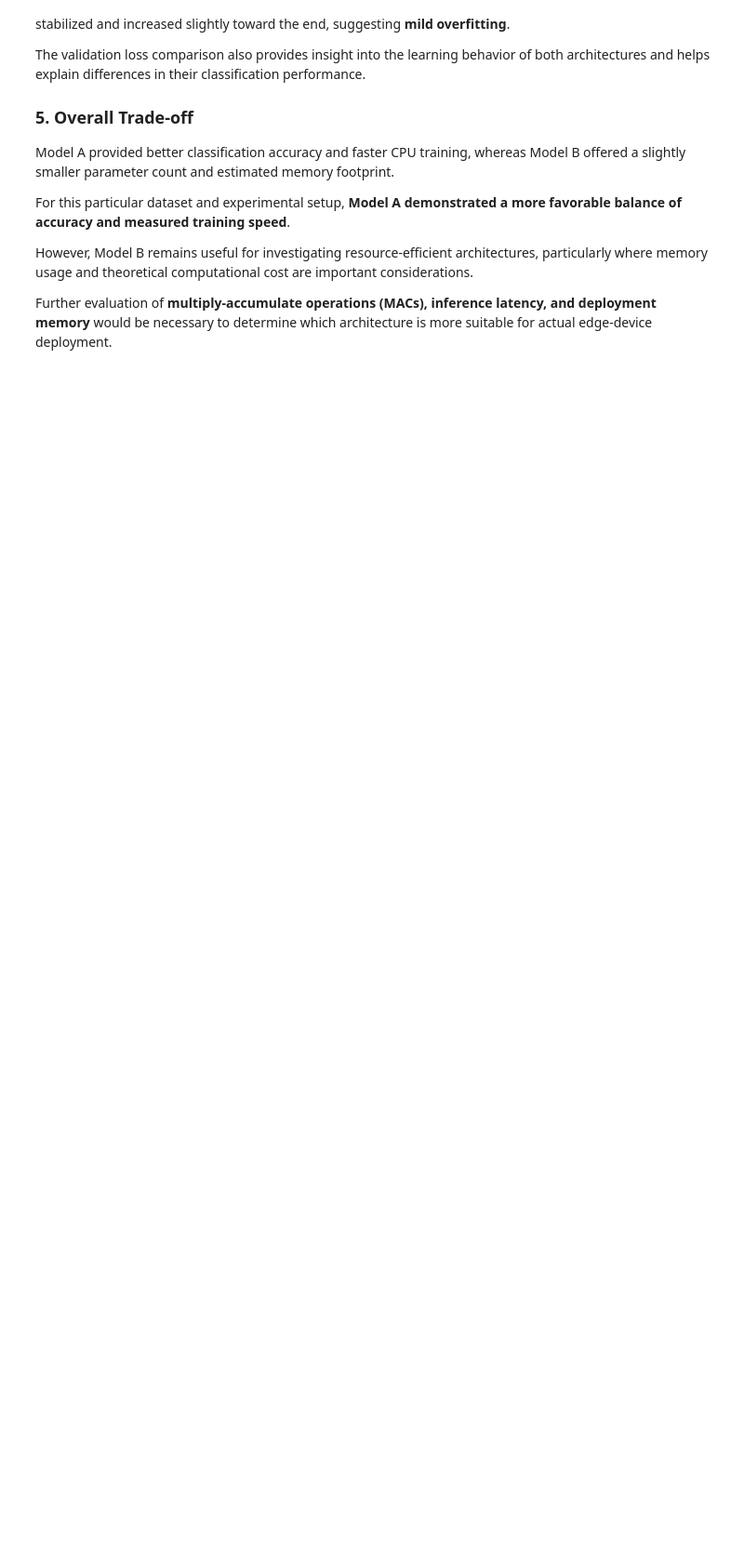
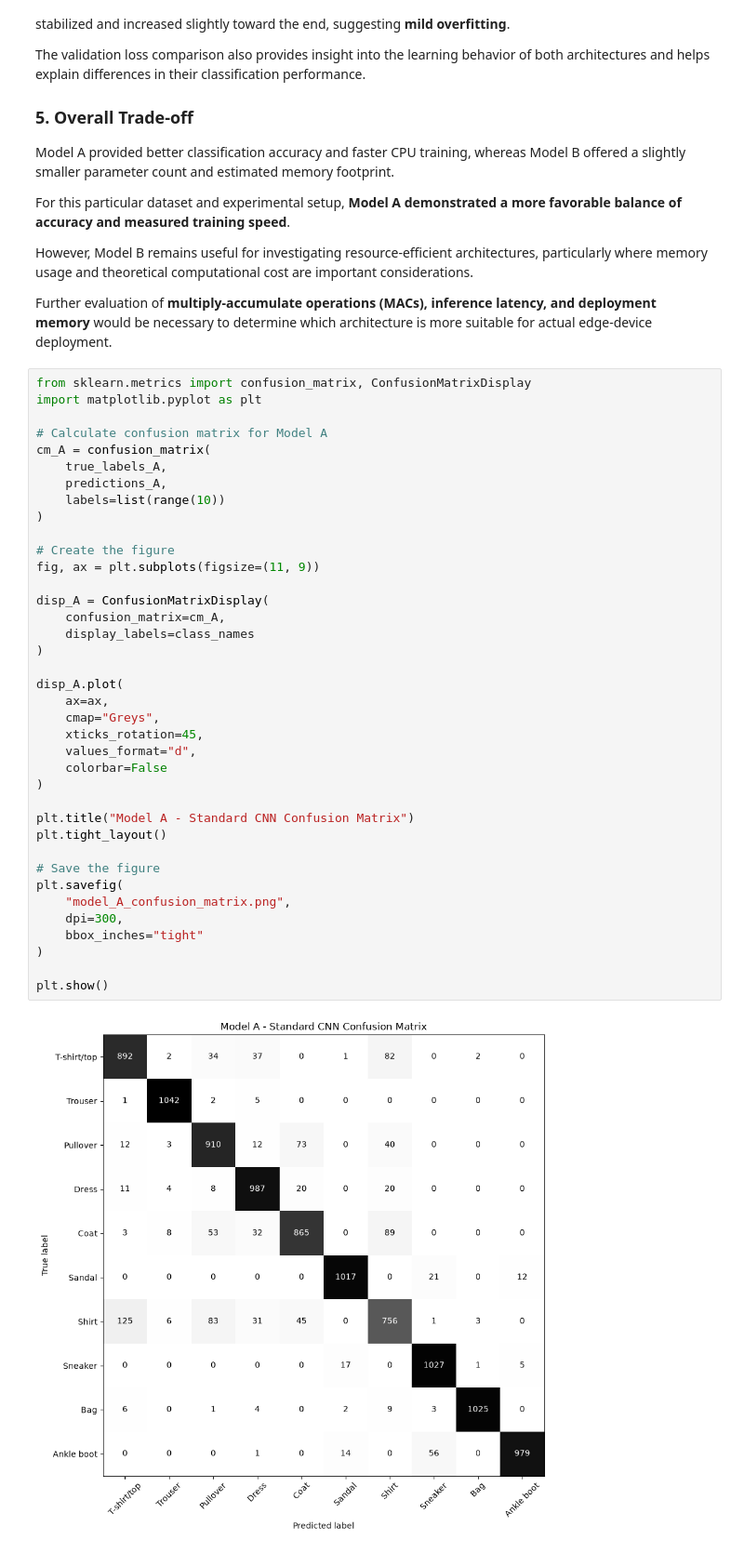
Before and after one commit to chabi1773/EN3150_Assignment_03_Team-FrameX, a Jupyter notebook: CNN_Model_Comparison.ipynb, the cells around one changed output. Shown at 93% size. Saved outputs shown, nothing was run; the diff lists cells and outputs as text; blank space fills up the shorter version.

Commit message:
Complete Standard CNN evaluation visualizations

```diff
--- a/CNN_Model_Comparison.ipynb
+++ b/CNN_Model_Comparison.ipynb
@@ -1011,3 +1011,43 @@ For this particular dataset and experimental setup, **Model A demonstrated a mor
 However, Model B remains useful for investigating resource-efficient architectures, particularly where memory usage and theoretical computational cost are important considerations.
 
 Further evaluation of **multiply-accumulate operations (MACs), inference latency, and deployment memory** would be necessary to determine which architecture is more suitable for actual edge-device deployment.
+# %%
+from sklearn.metrics import confusion_matrix, ConfusionMatrixDisplay
+import matplotlib.pyplot as plt
+
+# Calculate confusion matrix for Model A
+cm_A = confusion_matrix(
+    true_labels_A,
+    predictions_A,
+    labels=list(range(10))
+)
+
+# Create the figure
+fig, ax = plt.subplots(figsize=(11, 9))
+
+disp_A = ConfusionMatrixDisplay(
+    confusion_matrix=cm_A,
+    display_labels=class_names
+)
+
+disp_A.plot(
+    ax=ax,
+    cmap="Greys",
+    xticks_rotation=45,
+    values_format="d",
+    colorbar=False
+)
+
+plt.title("Model A - Standard CNN Confusion Matrix")
+plt.tight_layout()
+
+# Save the figure
+plt.savefig(
+    "model_A_confusion_matrix.png",
+    dpi=300,
+    bbox_inches="tight"
+)
+
+plt.show()
+# %% [output]
+[figure, added]
```
Also changed, not shown: parts of 2 cells of this notebook, 2 other files.
